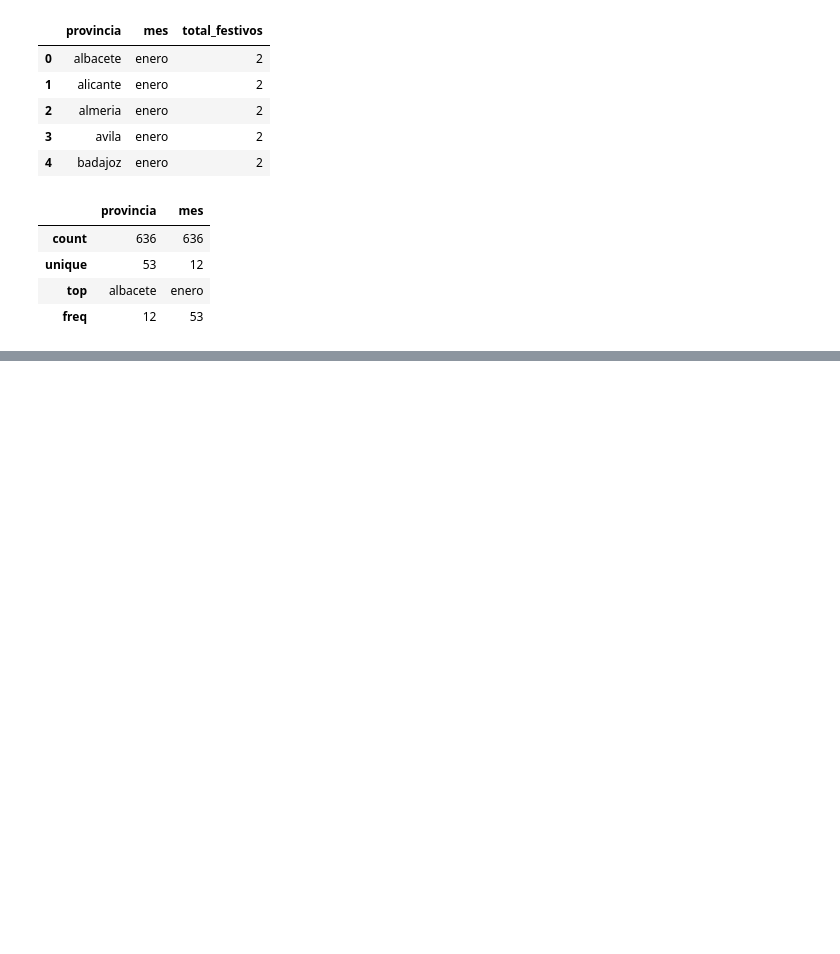
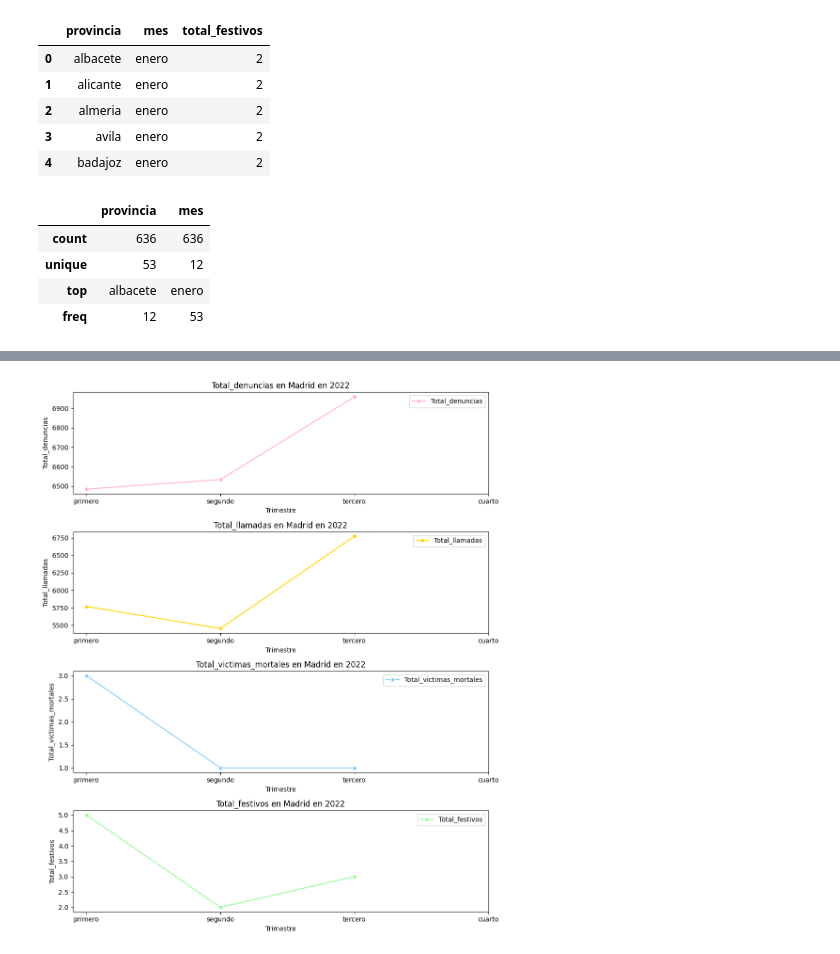
Before and after one commit to NoeRoson/Final_project, a Jupyter notebook: notebooks/graficos.ipynb, the cells around one changed output, grey strips where cells are left out. Drawn from its saved outputs; the diff is of its cells as text; code cells hidden in the pictures; blank space fills up the shorter version.

```diff
--- a/notebooks/graficos.ipynb
+++ b/notebooks/graficos.ipynb
@@ -374,0 +354,4 @@ llam_denu.head()
+# %%
+vic_filt = vic[vic['año'] >= 2009][['año', 'trimestre', 'provincia', 'total_victimas_mortales']]
+vic_filt = vic_filt.groupby(['año', 'trimestre', 'provincia']).sum().reset_index()
+vic_filt.head()
@@ -383,0 +374,4 @@ denu.head()
+# %%
+llam_denu_vic = llam_group.merge(denu_filt, on=['año', 'trimestre', 'provincia'], how='left').merge(vic_filt, on=['año', 'trimestre', 'provincia'], how='left')
+
+llam_denu_vic.head()
@@ -383,0 +385,5 @@ denu.head()
+# %%
+fest_melted['trimestre'] = fest_melted['mes'].apply(trimestre)
+fest_melted = fest_melted.groupby(['trimestre', 'provincia'])['total_festivos'].sum().reset_index()
+
+fest_melted.head()
@@ -383,0 +397,4 @@ denu.head()
+# %%
+llam_denu_fest_vic = llam_denu_vic.merge(fest_melted, on=['trimestre', 'provincia'], how='left')
+llam_denu_fest_vic = llam_denu_fest_vic[(llam_denu_fest_vic['año'] >= 2009) & (denu['año'] <= 2022)]
+llam_denu_fest_vic.head()
@@ -383,0 +408,4 @@ denu.head()
+# %%
+plot_four_lines(llam_denu_fest_vic, 'madrid', 2022)
+# %% [output]
+[figure, added]
```
Also changed, not shown: parts of 14 cells of this notebook, 1 other file.
